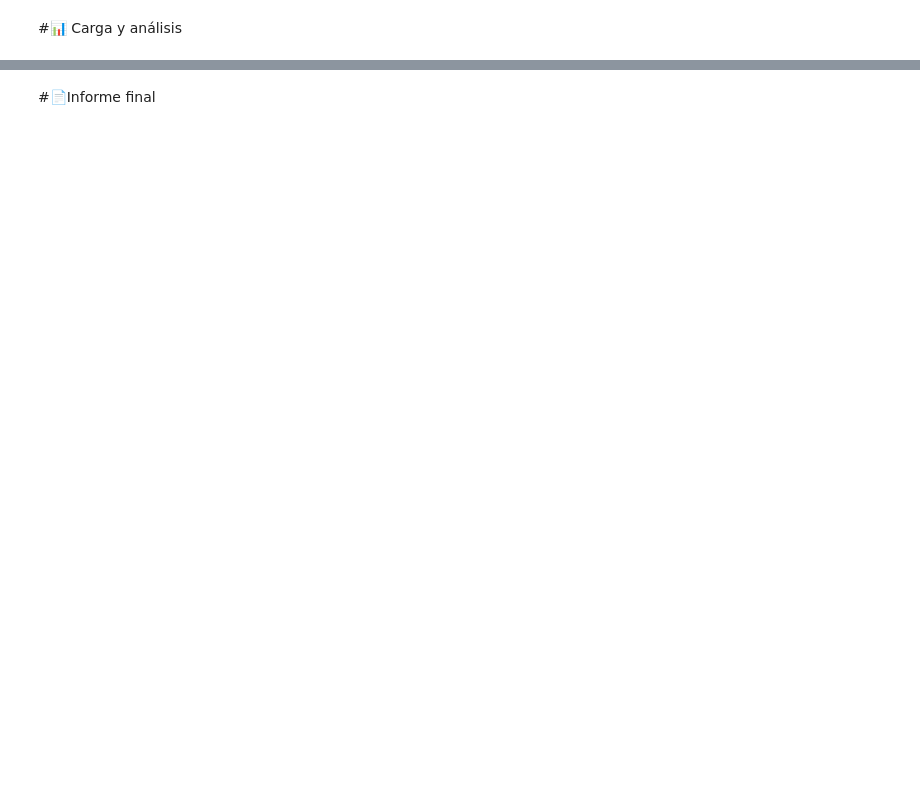
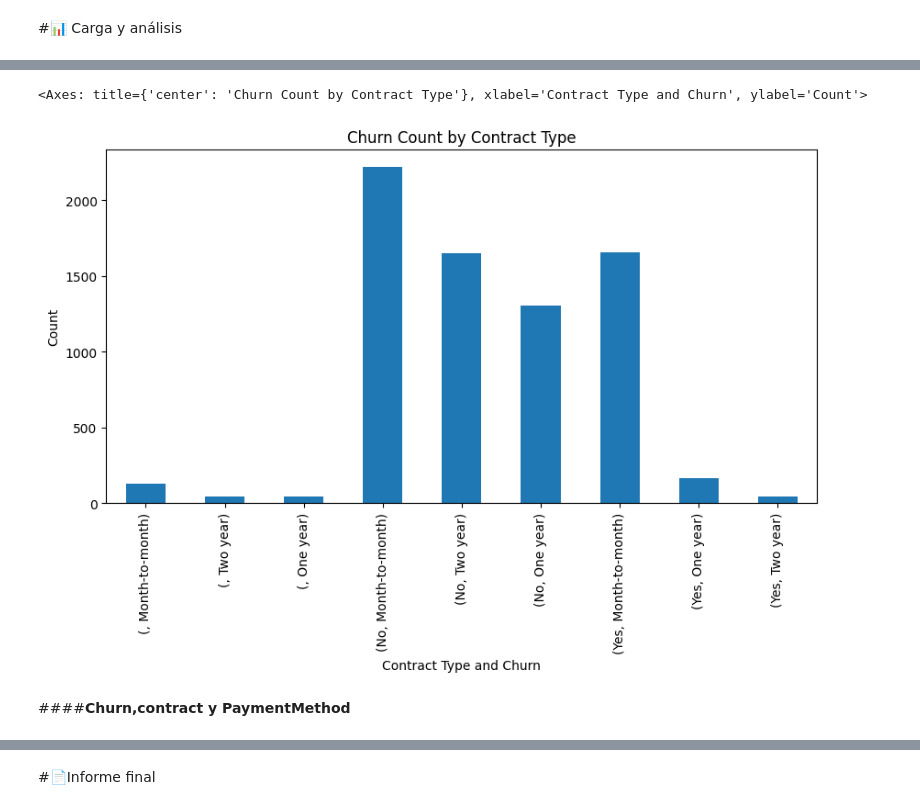
Before and after one commit to aledroza/AluraOneG8_Challenge-Telecom-X, a Jupyter notebook: TelecomX_LATAM.ipynb, the cells around one changed output, grey strips where cells are left out. Saved outputs shown, nothing was run; the diff lists cells and outputs as text; code cells hidden in the pictures; blank space fills up the shorter version.

```diff
--- a/TelecomX_LATAM.ipynb
+++ b/TelecomX_LATAM.ipynb
@@ -220,0 +1522,3 @@ pd.read_json('telecom_X_account_normalizado.json')
+# %%
+df_churn_telecomX_contract= df_telecom_X.groupby(['churn'])[['contract']].value_counts()
+df_churn_telecomX_contract
@@ -220,0 +1561,7 @@ pd.read_json('telecom_X_account_normalizado.json')
+# %%
+df_churn_telecomX_contract.plot(kind='bar', figsize=(10, 5), title='Churn Count by Contract Type', xlabel='Contract Type and Churn', ylabel='Count')
+# %% [output]
+<Axes: title={'center': 'Churn Count by Contract Type'}, xlabel='Contract Type and Churn', ylabel='Count'>
+[figure, added]
+# %% [markdown]
+####**Churn,contract y PaymentMethod**
```
Also changed, not shown: parts of 228 cells of this notebook.
